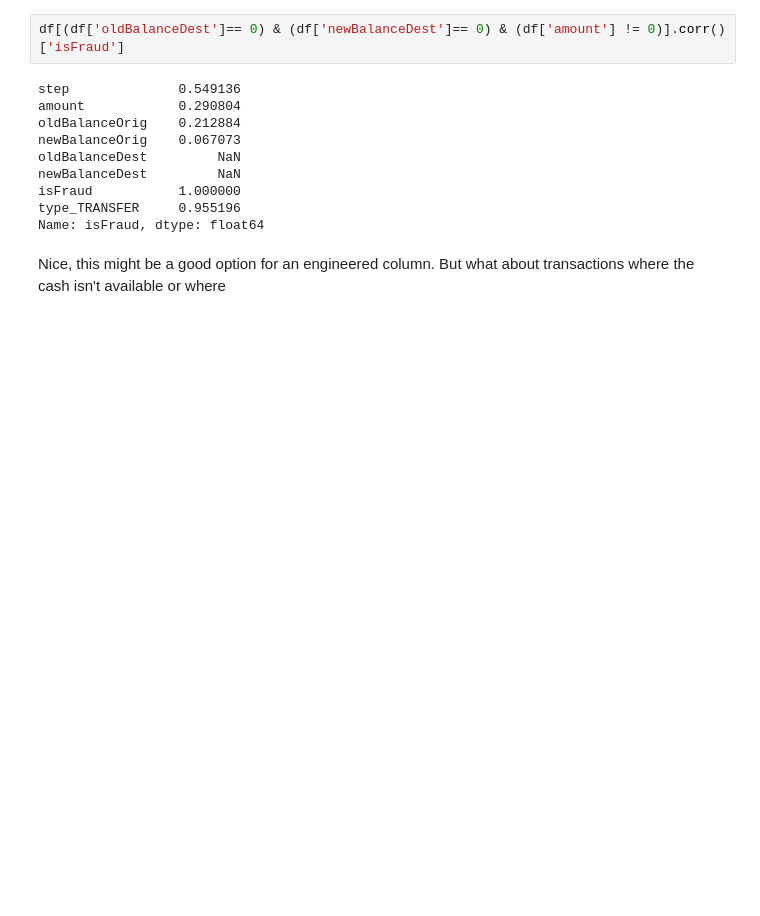
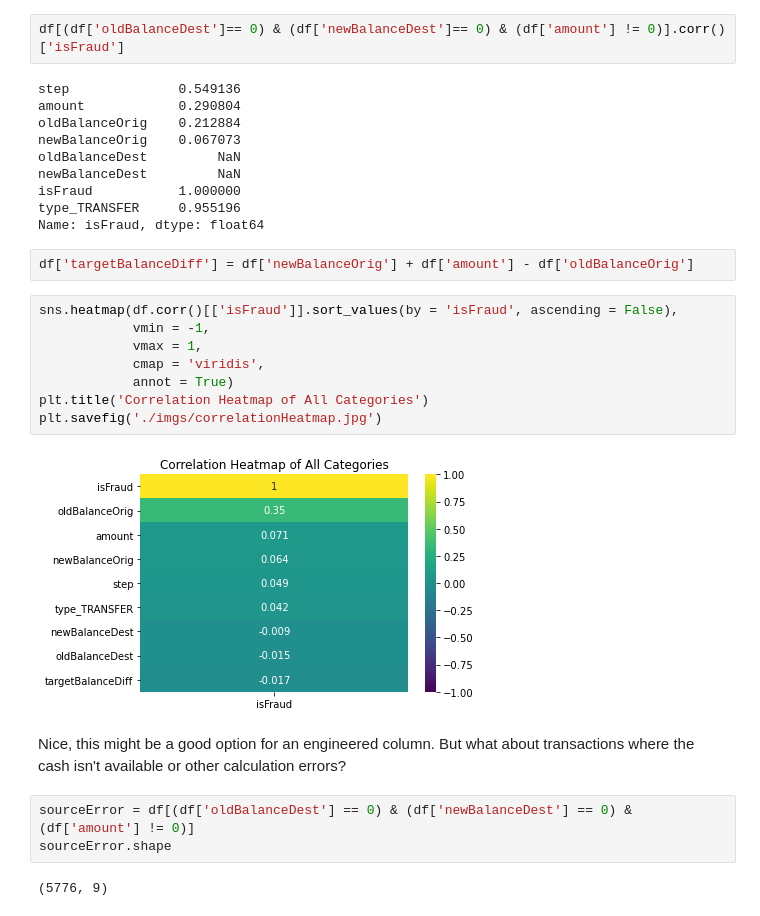
Before and after one commit to kduane/fake_fraud, a Jupyter notebook: eda.ipynb, the cells around one changed output. Saved outputs shown, nothing was run; the diff lists cells and outputs as text; blank space fills up the shorter version.

Commit message:
added EDA segments in 3.4 to explore balance errors in target and source accounts

```diff
--- a/eda.ipynb
+++ b/eda.ipynb
@@ -295,5 +295,22 @@ newBalanceDest         NaN
 isFraud           1.000000
 type_TRANSFER     0.955196
 Name: isFraud, dtype: float64
+# %%
+df['targetBalanceDiff'] = df['newBalanceOrig'] + df['amount'] - df['oldBalanceOrig']
+# %%
+sns.heatmap(df.corr()[['isFraud']].sort_values(by = 'isFraud', ascending = False),
+            vmin = -1,
+            vmax = 1,
+            cmap = 'viridis',
+            annot = True)
+plt.title('Correlation Heatmap of All Categories')
+plt.savefig('./imgs/correlationHeatmap.jpg')
+# %% [output]
+[figure, added]
 # %% [markdown]
-Nice, this might be a good option for an engineered column.  But what about transactions where the cash isn't available or where
+Nice, this might be a good option for an engineered column.  But what about transactions where the cash isn't available or other calculation errors?
+# %%
+sourceError = df[(df['oldBalanceDest'] == 0) & (df['newBalanceDest'] == 0) & (df['amount'] != 0)]
+sourceError.shape
+# %% [output]
+(5776, 9)
```
Also changed, not shown: parts of 6 cells of this notebook, 1 other file.
